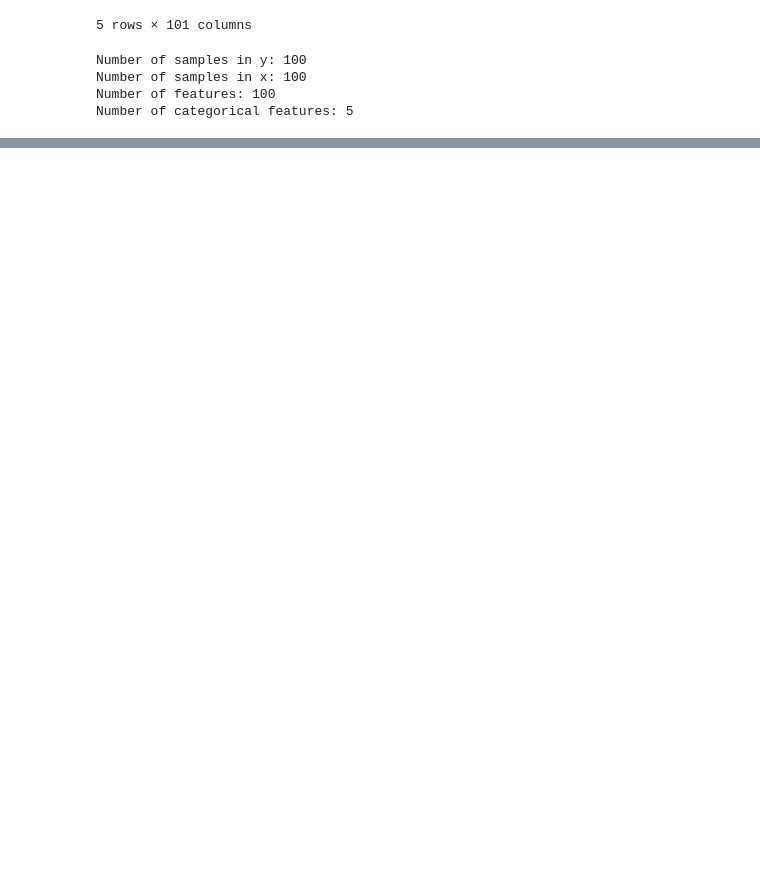
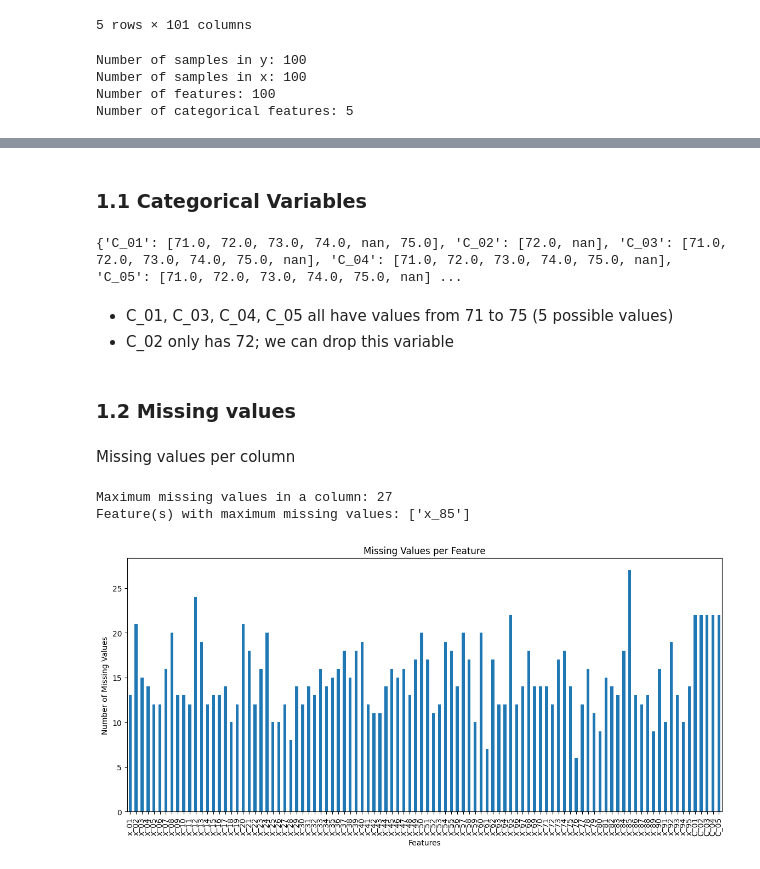
Before and after one commit to mariatmvendas/Case1_CompData, a Jupyter notebook: maria.ipynb, the cells around one changed output, grey strips where cells are left out. Drawn from its saved outputs; the diff is of its cells as text; code cells hidden in the pictures; blank space fills up the shorter version.

```diff
--- a/maria.ipynb
+++ b/maria.ipynb
@@ -3,8 +7,7 @@ import pandas as pd
 # %%
-data_train=pd.read_csv("case1Data.csv")
-
+df=pd.read_csv("case1Data.csv")
 print("Original Dataset:")
-data_train.head()
+df.head()
 # %% [output]
 Original Dataset:
 |  | y | x_01 | x_02 | x_03 | x_04 | x_05 | x_06 | x_07 | x_08 | x_09 | ... | ... |
@@ -15,14 +18,14 @@ Original Dataset:
 | 4 | 289.697954 | 3.116458 | -8.518713 | -6.796050 | NaN | 7.646285 | -3.118309 | -13.102567 | 22.801217 | 16.680208 | ... | ... |
 5 rows × 101 columns
 # %%
-y_train=data_train["y"]
-print(f"Number of samples in y: {len(y_train)} ")
+y_class=df["y"]
+print(f"Number of samples in y: {len(y_class)} ")
 
-x_train=data_train.drop("y",axis=1)
-print(f"Number of samples in x: {len(x_train)} ")
-print(f"Number of features: {len(x_train.columns)}")
+data=df.drop("y",axis=1)
+print(f"Number of samples in x: {len(data)} ")
+print(f"Number of features: {len(data.columns)}")
 
-cat_data = x_train[["C_01", "C_02", "C_03", "C_04", "C_05"]]
+cat_data = data[["C_01", "C_02", "C_03", "C_04", "C_05"]]
 print(f"Number of categorical features: {len(cat_data.columns)}")
 # %% [output]
 Number of samples in y: 100
@@ -39,0 +48,35 @@ print(unique_values)
+# %% [markdown]
+### 1.1 Categorical Variables
+# %%
+unique_values = {col: sorted(cat_data[col].astype(float).unique().tolist()) for col in cat_data.columns}
+print(unique_values)
+# %% [output]
+{'C_01': [71.0, 72.0, 73.0, 74.0, nan, 75.0], 'C_02': [72.0, nan], 'C_03': [71.0, 72.0, 73.0, 74.0, 75.0, nan], 'C_04': [71.0, 72.0, 73.0, 74.0, 75.0, nan], 'C_05': [71.0, 72.0, 73.0, 74.0, 75.0, nan] ...
+# %% [markdown]
+- C_01, C_03, C_04, C_05 all have values from 71 to 75 (5 possible values)
+- C_02 only has 72; we can drop this variable
+# %% [markdown]
+### 1.2 Missing values
+# %% [markdown]
+Missing values per column
+# %%
+missing_per_column = data.isnull().sum()
+
+# Maximum missing values in any feature
+max_missing_col = missing_per_column.max()
+print("Maximum missing values in a column:", max_missing_col)
+
+# Which feature(s) have this maximum
+features_with_max_missing = missing_per_column[missing_per_column == max_missing_col].index.tolist()
+print("Feature(s) with maximum missing values:", features_with_max_missing)
+
+plt.figure(figsize=(14,6))
+missing_per_column.plot(kind='bar')
+plt.title("Missing Values per Feature")
+plt.xlabel("Features")
+plt.ylabel("Number of Missing Values")
+plt.show()
+# %% [output]
+Maximum missing values in a column: 27
+Feature(s) with maximum missing values: ['x_85']
+[figure, added]
```
Also changed, not shown: parts of 10 cells of this notebook.
